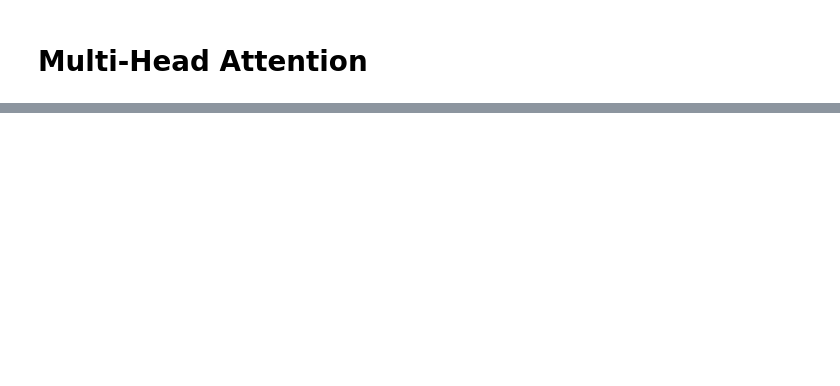
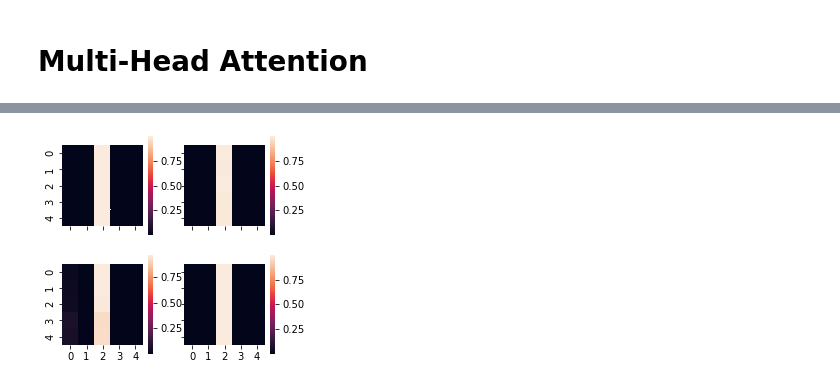
Before and after one commit to mtwenzel/image-video-understanding, a Jupyter notebook: Attention.ipynb, the cells around one changed output, grey strips where cells are left out. Cells and saved outputs as stored; diff of their text form; code cells hidden in the pictures; blank space fills up the shorter version.

```diff
--- a/Attention.ipynb
+++ b/Attention.ipynb
@@ -143,25 +213,16 @@ print(keys)
-# %%
-attn_scores = querys @ keys.mT
-attn_scores_softmax = softmax(attn_scores, dim=-1)
-
-# For readability, round the scores to a definable number of decimal place.
-decimal_places = 2
-attn_scores_softmax = (attn_scores_softmax * 10**decimal_places).round() / (10**decimal_places)
-#print(attn_scores_softmax)
-
-# Plot self attention matrix
-t = attn_scores_softmax.numpy()
-sns.heatmap(t[0])
-#sns.heatmap(t[1])
-# %%
-attn_scores = xattn_q @ keys.mT
-attn_scores_softmax = softmax(attn_scores, dim=-1)
-
-# For readability, round the scores to a definable number of decimal place.
-decimal_places = 2
-attn_scores_softmax = (attn_scores_softmax * 10**decimal_places).round() / (10**decimal_places)
-#print(attn_scores_softmax)
-
-# Plot self attention matrix
-t = attn_scores_softmax.numpy()
-sns.heatmap(t[0])
+# %%
+attn_scores = querys @ keys.mT
+attn_scores_softmax = softmax(attn_scores, dim=-1)
+
+def show_multihead_attention(attn_scores_softmax, column_count = 2):
+  '''Plot self attention matrices for different heads'''
+  row_count = num_heads // column_count
+  f, axx = plt.subplots(row_count, column_count,
+                        sharex = True, sharey = True,
+                        figsize = (column_count * 2, row_count * 2))
+  for ax, t in zip(axx.ravel(), attn_scores_softmax.numpy()):
+    sns.heatmap(t, ax = ax, square = True)
+
+show_multihead_attention(attn_scores_softmax)
+# %% [output]
+[figure, added]
```
Also changed, not shown: parts of 17 cells of this notebook.
